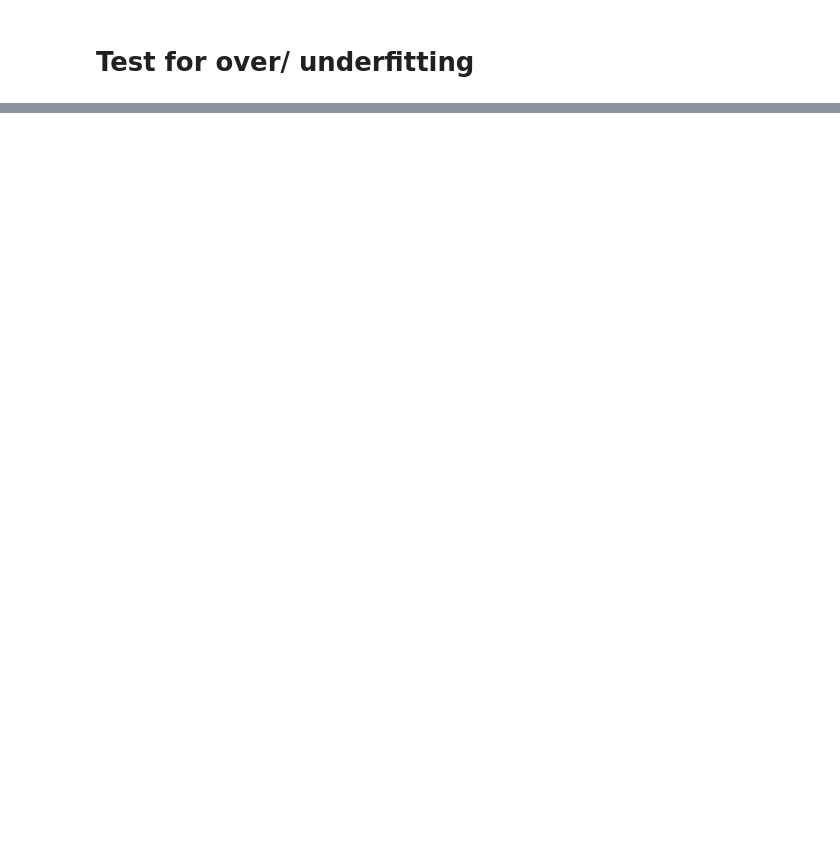
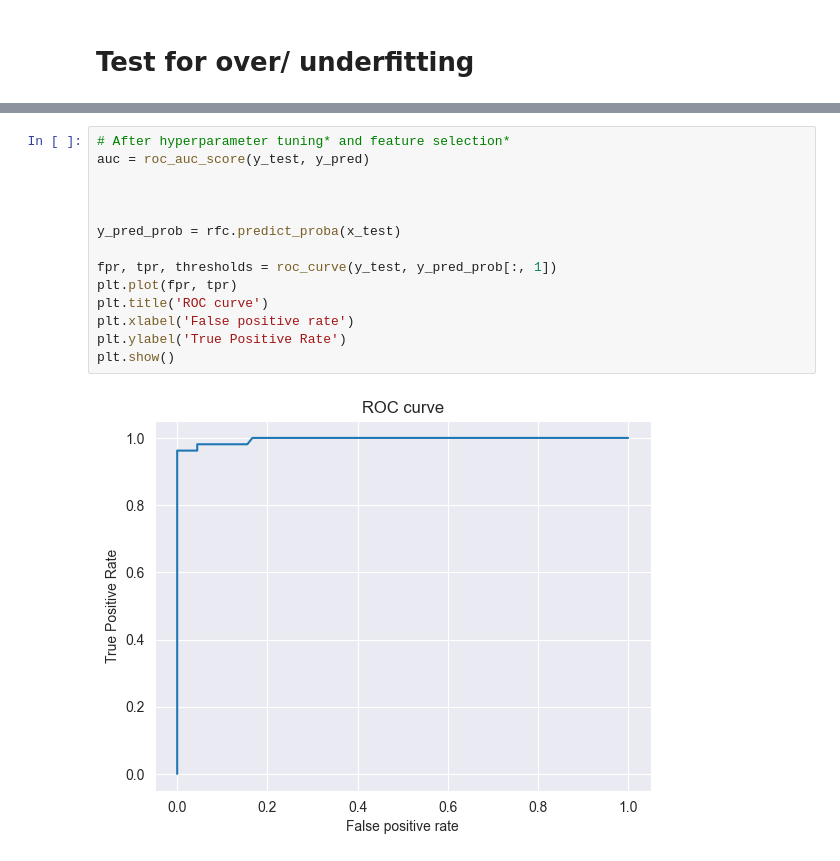
Before and after one commit to Berat03/ml_coursework, a Jupyter notebook: Random_Forest.ipynb, the cells around one changed output, grey strips where cells are left out. Drawn from its saved outputs; the diff is of its cells as text; blank space fills up the shorter version.

```diff
--- a/Random_Forest.ipynb
+++ b/Random_Forest.ipynb
@@ -165,0 +180,16 @@ plt.show()
+# %%
+# After hyperparameter tuning* and feature selection*
+auc = roc_auc_score(y_test, y_pred)
+
+
+
+y_pred_prob = rfc.predict_proba(x_test)
+
+fpr, tpr, thresholds = roc_curve(y_test, y_pred_prob[:, 1])
+plt.plot(fpr, tpr)
+plt.title('ROC curve')
+plt.xlabel('False positive rate')
+plt.ylabel('True Positive Rate')
+plt.show()
+# %% [output]
+[figure, added]
```
Also changed, not shown: parts of 11 cells of this notebook.
